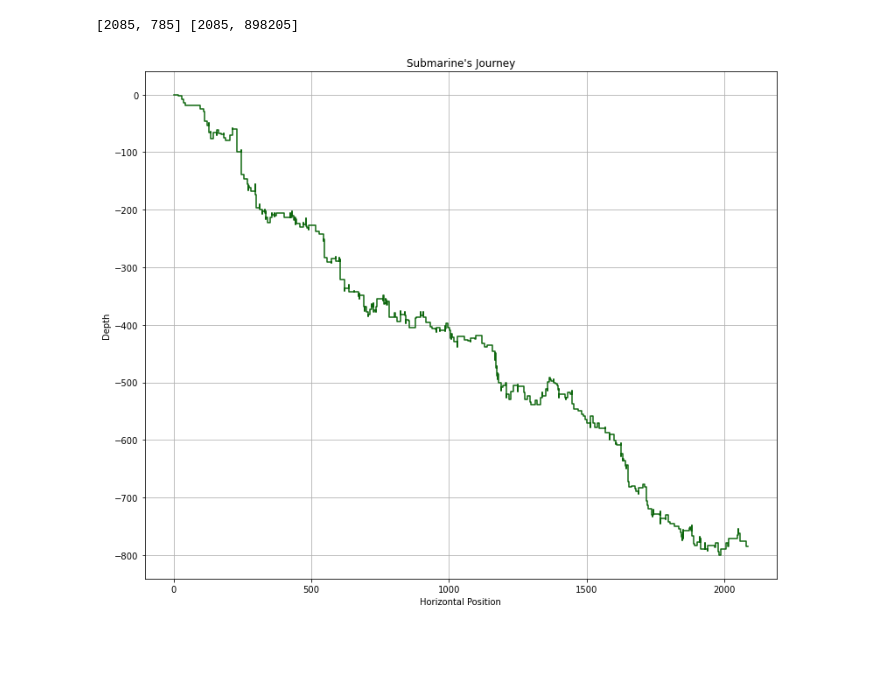
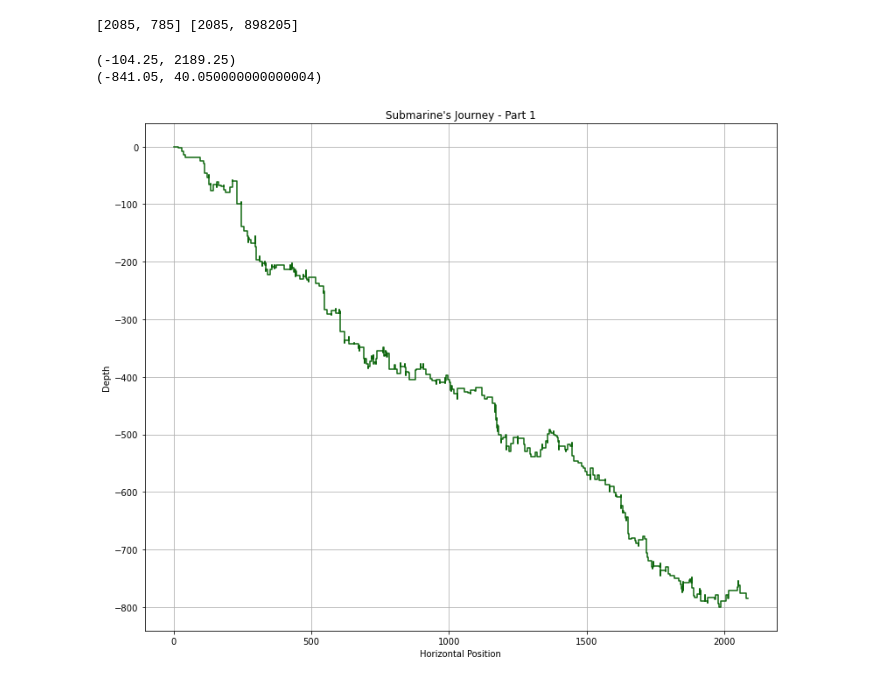
Before and after one commit to megatti/Advent2021, a Jupyter notebook: Day 2/Day 2.ipynb, the cells around one changed output. Drawn from its saved outputs; the diff is of its cells as text; code cells hidden in the pictures; blank space fills up the shorter version.

Commit message:
Add visualisation of submarine journey

```diff
--- a/Day 2/Day 2.ipynb
+++ b/Day 2/Day 2.ipynb
@@ -96,18 +99,23 @@ print(position1, position2)
 # %%
 # Visualisation?
 
 palette = sns.color_palette("coolwarm", len(horizontal1))
 
 fig, ax = plt.subplots(figsize=(11,9))
 
 ax.set_xlabel("Horizontal Position")
 ax.set_ylabel("Depth")
-ax.set_title("Submarine's Journey")
+ax.set_title("Submarine's Journey - Part 1")
 
 ax.plot(horizontal1, depth1, color=(0.05, 0.4, 0.05))
 
+print(ax.get_xlim())
+print(ax.get_ylim())
+
 ax.grid()
 fig.tight_layout()
-fig.savefig("submarine_plot1.png", dpi=300)
+fig.savefig("submarine_plot1.png", dpi=300, transparent=False, facecolor="white")
 # %% [output]
+(-104.25, 2189.25)
+(-841.05, 40.050000000000004)
-[figure, old version]
+[figure, new version]
```
Also changed, not shown: parts of 9 cells of this notebook.
